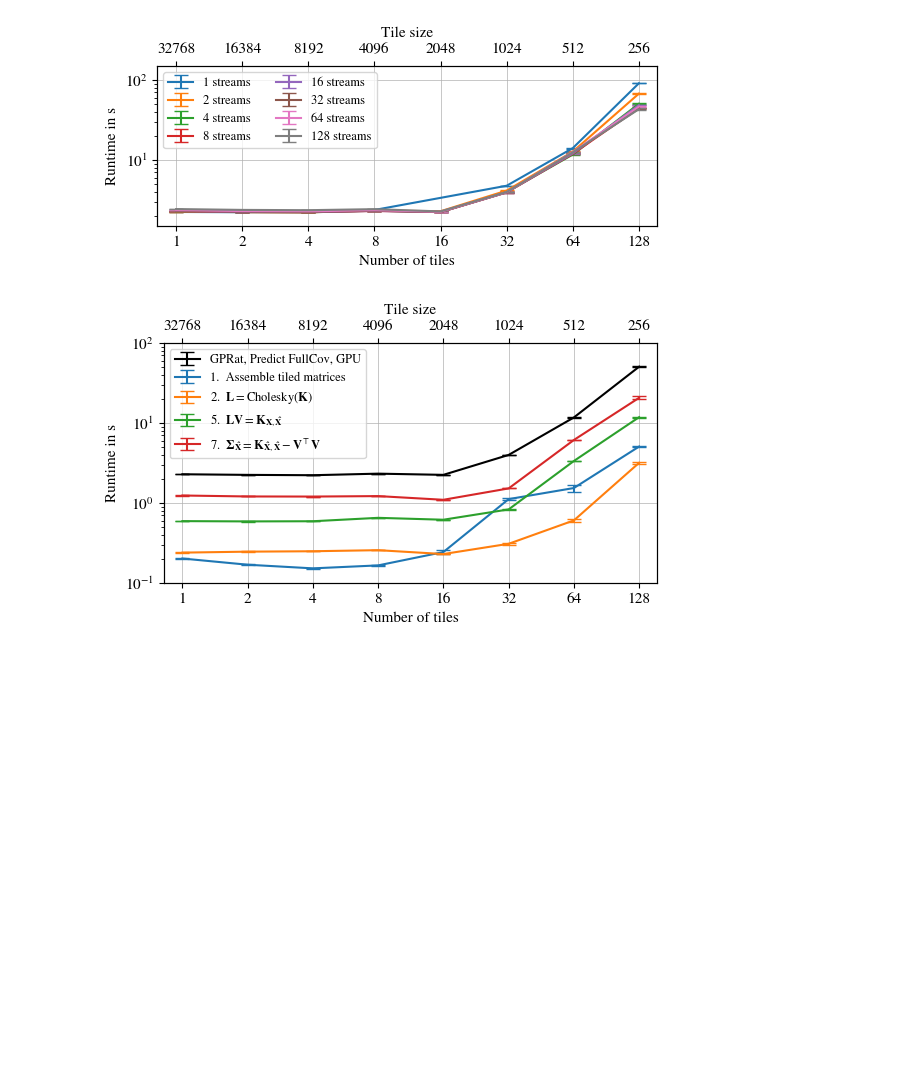
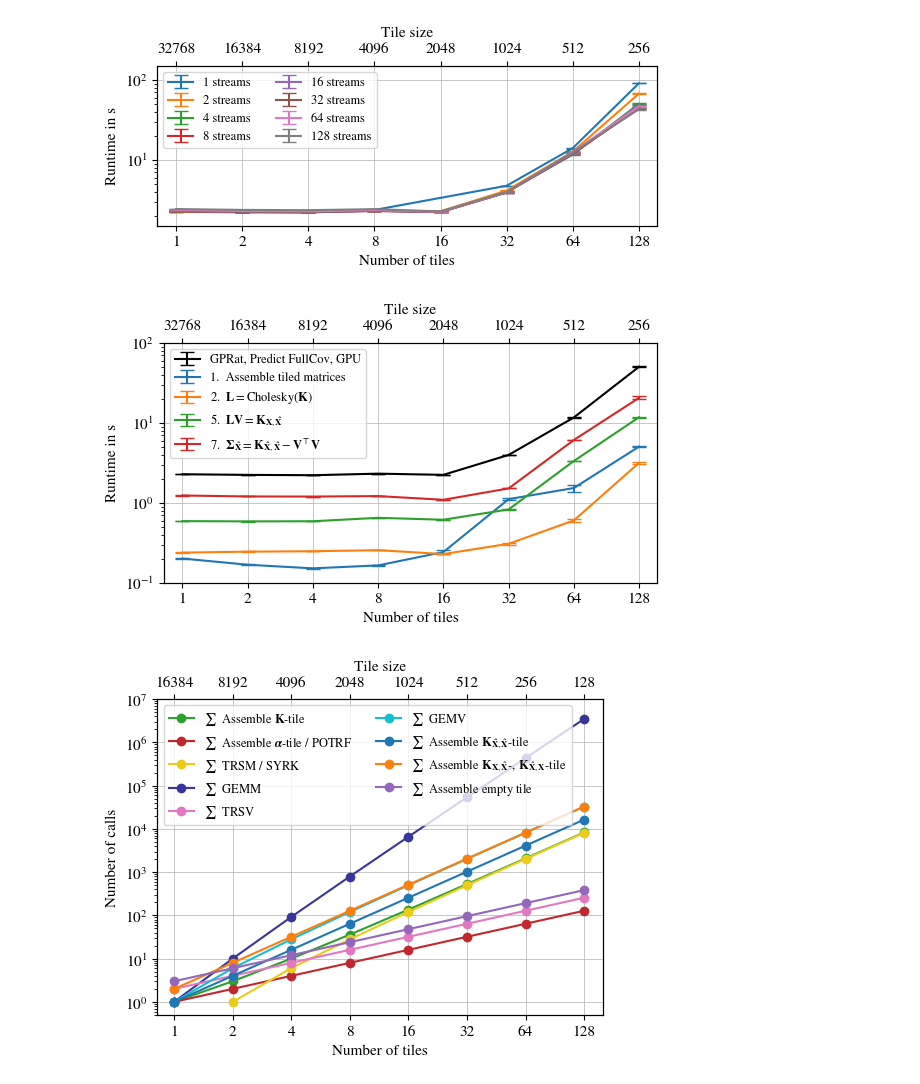
Before and after one commit to moellh/GPRat, a Jupyter notebook: X3-X4-predict-fullcov-gpu.ipynb, the cells around one changed output. Saved outputs shown, nothing was run; the diff lists cells and outputs as text; code cells hidden in the pictures; blank space fills up the shorter version.

Commit message:
Added numcalls for predict-fullcov

```diff
--- a/X3-X4-predict-fullcov-gpu.ipynb
+++ b/X3-X4-predict-fullcov-gpu.ipynb
@@ -245,3 +245,79 @@ fig.tight_layout(pad=0.1)
 fig.savefig("./pdf/predict-fullcov-gpu-steps.pdf")
 # %% [output]
 [figure]
+# %%
+# plot for predict fullcov num samples/calls
+
+n_train = 16384
+
+fig, ax = plt.subplots(figsize=(5, 4))
+ax_top = ax.twiny()
+
+xticks = df_steps["n_tiles"].unique()
+tile_sizes = n_train / xticks
+ax.set_xlim(0.82, 160)
+ax.set_ylim(5*10**-1, 10**7)
+ax.set_xlabel("Number of tiles")
+ax.set_ylabel("Number of calls")
+ax.set_xscale("log", base=2)
+ax.set_yscale("log", base=10)
+ax.set_xticks(xticks, [int(x) for x in xticks])
+ax.grid(True, which="both")
+ax.grid(False, which="minor")
+
+ax_top.set_xlim(ax.get_xlim())
+ax_top.set_xscale("log", base=2)
+ax_top.set_xlabel("Tile size")
+ax_top.set_xticks(xticks, [int(tile_size) for tile_size in tile_sizes])
+
+names_blas = [
+    ["assemble K_tiles"],
+    ["assemble alpha_tiles"], # or POTRF
+    ["cholesky syrk"], # or trsm
+    ["cholesky gemm", "forward_KcK gemm", "full_cov gemm"],
+    ["forward trsv", "backward trsv"],
+    ["forward gemv", "backward gemv", "predict gemv"],
+    ["assemble prior_K_tiles_full"],
+    ["assemble cross_covariance_tiles", "assemble t_cross_covariance_tiles"],
+    ["assemble zeros"],
+]
+names_steps_legend = [
+    r"$\sum$  Assemble $\mathbf{K}$-tile",
+    r"$\sum$  Assemble $\boldsymbol{\alpha}$-tile / POTRF",
+    r"$\sum$  TRSM / SYRK",
+    r"$\sum$  GEMM",
+    r"$\sum$  TRSV",
+    r"$\sum$  GEMV",
+    r"$\sum$  Assemble $\mathbf{K}_{\mathbf{\hat X},\mathbf{\hat X}}$-tile",
+    r"$\sum$  Assemble $\mathbf{K}_{\mathbf{X},\mathbf{\hat X}}$-, $\mathbf{K}_{\mathbf{\hat X},\mathbf{X}}$-tile",
+    r"$\sum$  Assemble empty tile",
+]
+
+colors = [
+    "tab:green",
+    "#c1282e",
+    "#edcc18",
+    "#38369c",
+    "tab:pink",
+    "tab:cyan",
+    "tab:blue",
+    "tab:orange",
+    "tab:purple",
+]
+
+for name, legend_name, color in zip(names_blas, names_steps_legend, colors):
+    df_name = df_steps[df_steps["name"].isin(name)]
+    df_name = df_name.groupby(["n_tiles", "n_loops"])["num samples/calls"].sum().reset_index()
+    plt.plot(
+        df_name["n_tiles"],
+        df_name["num samples/calls"] / df_name["n_loops"],
+        label=legend_name,
+        color=color,
+        marker="o",
+    )
+
+plt.legend(ncols=2)
+plt.tight_layout(pad=0.1)
+plt.savefig("./pdf/predict-fullcov-numcalls.pdf")
+# %% [output]
+[figure, added]
```
